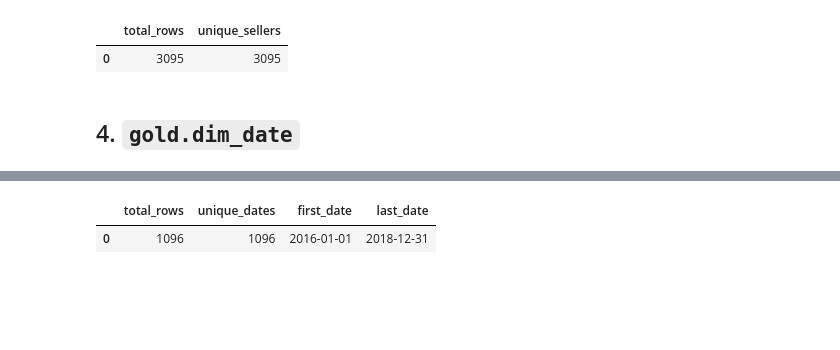
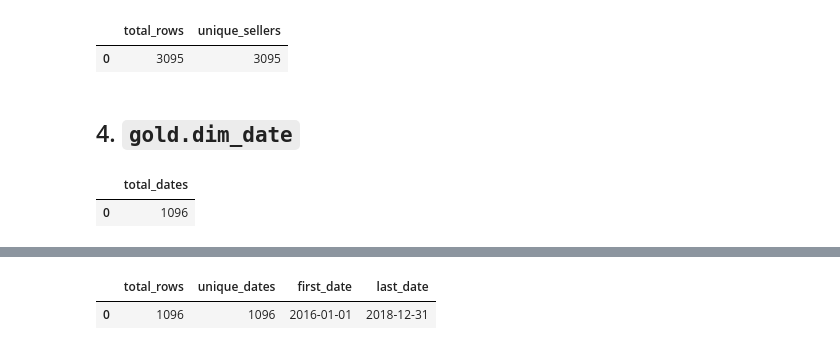
Before and after one commit to abasovmanaf-3267/olist-ecommerce-analytics, a Jupyter notebook: notebooks/03_gold/03_gold_tables/03_gold_tables_b.ipynb, the cells around one changed output, grey strips where cells are left out. Saved outputs shown, nothing was run; the diff lists cells and outputs as text; code cells hidden in the pictures; blank space fills up the shorter version.

```diff
--- a/notebooks/03_gold/03_gold_tables/03_gold_tables_b.ipynb
+++ b/notebooks/03_gold/03_gold_tables/03_gold_tables_b.ipynb
@@ -325,0 +330,8 @@ with engine.begin() as conn:
+# %%
+pd.read_sql(
+    "SELECT COUNT(*) AS total_dates FROM gold.dim_date",
+    engine
+)
+# %% [output]
+|  | total_dates |
+| 0 | 1096 |
```
Also changed, not shown: parts of 34 cells of this notebook.
